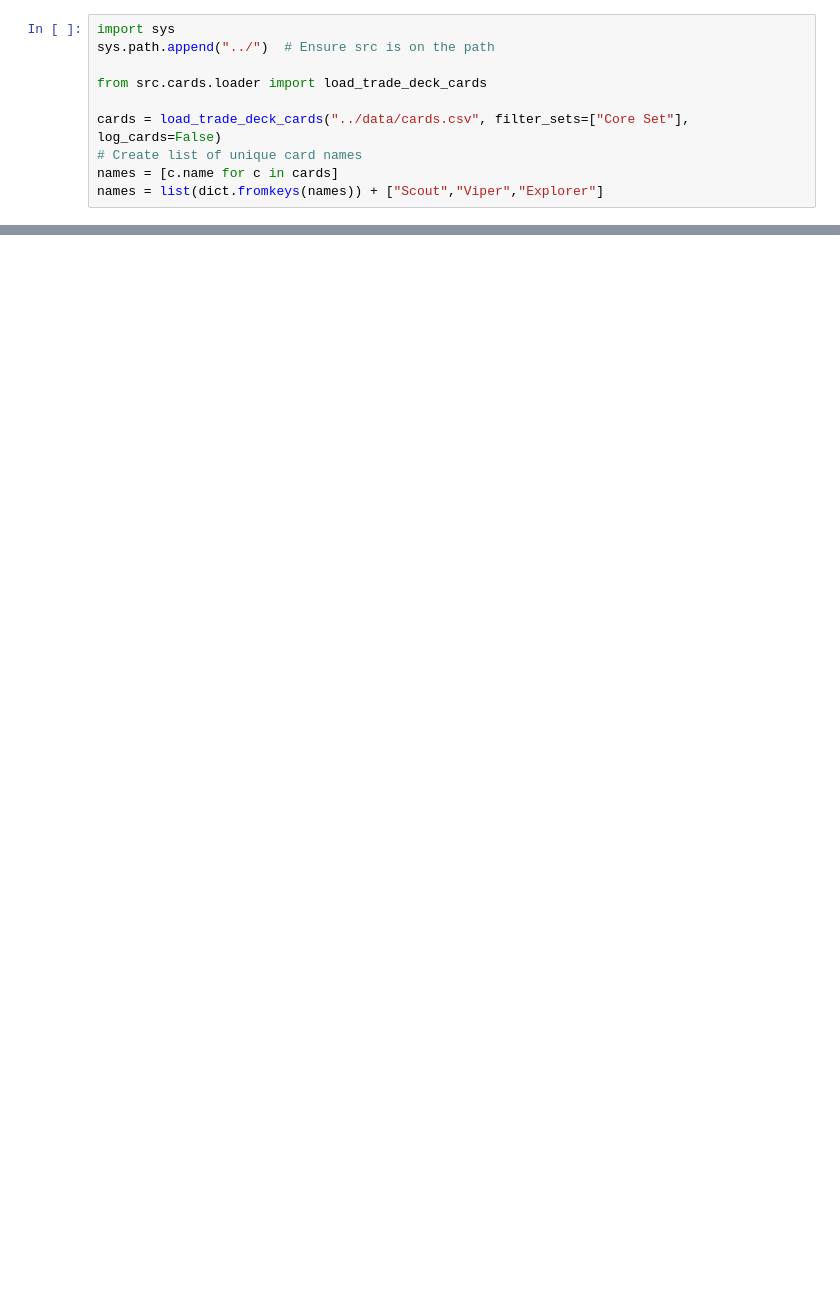
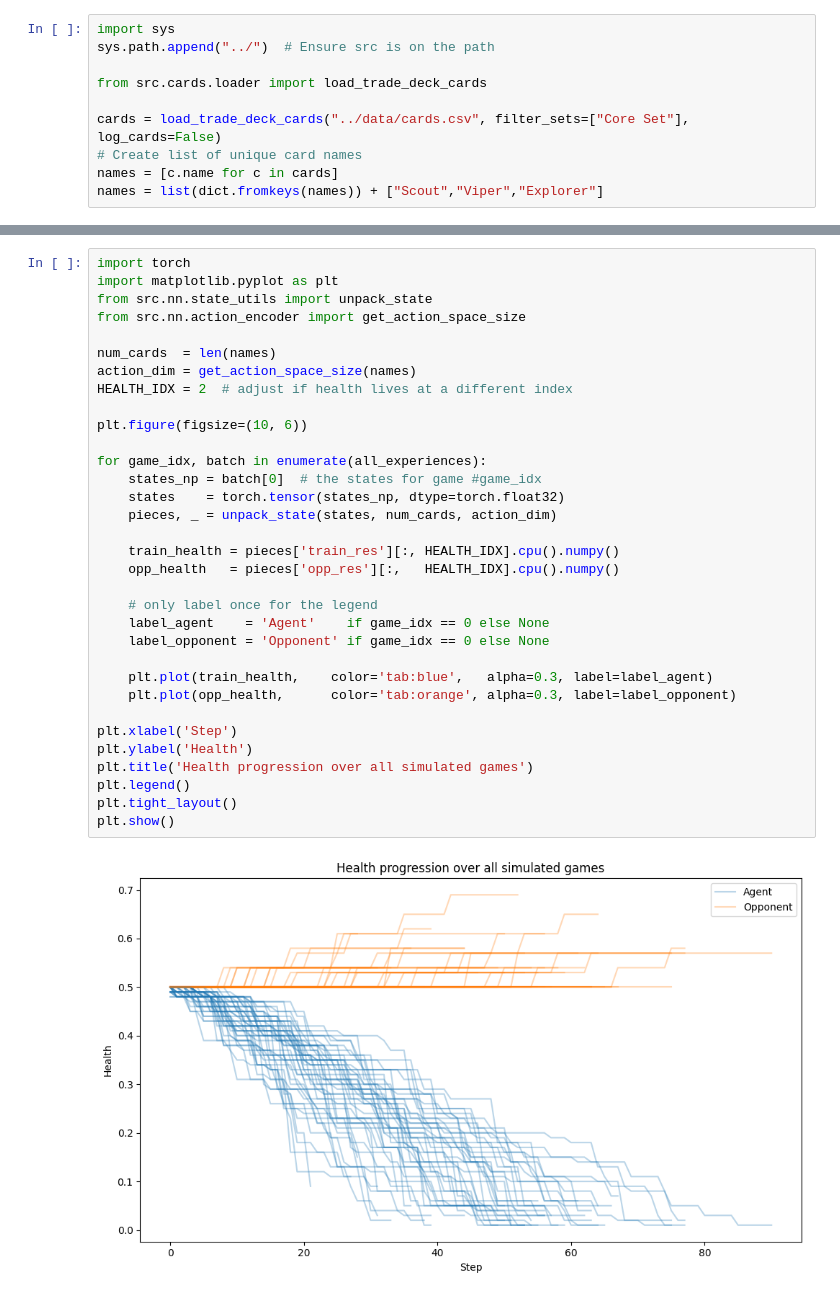
Before and after one commit to TimStewartJ/space-deck-builder, a Jupyter notebook: notebooks/ppo_analyzer.ipynb, the cells around one changed output, grey strips where cells are left out. Saved outputs shown, nothing was run; the diff lists cells and outputs as text; blank space fills up the shorter version.

```diff
--- a/notebooks/ppo_analyzer.ipynb
+++ b/notebooks/ppo_analyzer.ipynb
@@ -123,0 +121,35 @@ plt.show()
+# %%
+import torch
+import matplotlib.pyplot as plt
+from src.nn.state_utils import unpack_state
+from src.nn.action_encoder import get_action_space_size
+
+num_cards  = len(names)
+action_dim = get_action_space_size(names)
+HEALTH_IDX = 2  # adjust if health lives at a different index
+
+plt.figure(figsize=(10, 6))
+
+for game_idx, batch in enumerate(all_experiences):
+    states_np = batch[0]  # the states for game #game_idx
+    states    = torch.tensor(states_np, dtype=torch.float32)
+    pieces, _ = unpack_state(states, num_cards, action_dim)
+
+    train_health = pieces['train_res'][:, HEALTH_IDX].cpu().numpy()
+    opp_health   = pieces['opp_res'][:,   HEALTH_IDX].cpu().numpy()
+
+    # only label once for the legend
+    label_agent    = 'Agent'    if game_idx == 0 else None
+    label_opponent = 'Opponent' if game_idx == 0 else None
+
+    plt.plot(train_health,    color='tab:blue',   alpha=0.3, label=label_agent)
+    plt.plot(opp_health,      color='tab:orange', alpha=0.3, label=label_opponent)
+
+plt.xlabel('Step')
+plt.ylabel('Health')
+plt.title('Health progression over all simulated games')
+plt.legend()
+plt.tight_layout()
+plt.show()
+# %% [output]
+[figure, added]
```
Also changed, not shown: parts of 4 cells of this notebook, 6 other files.
